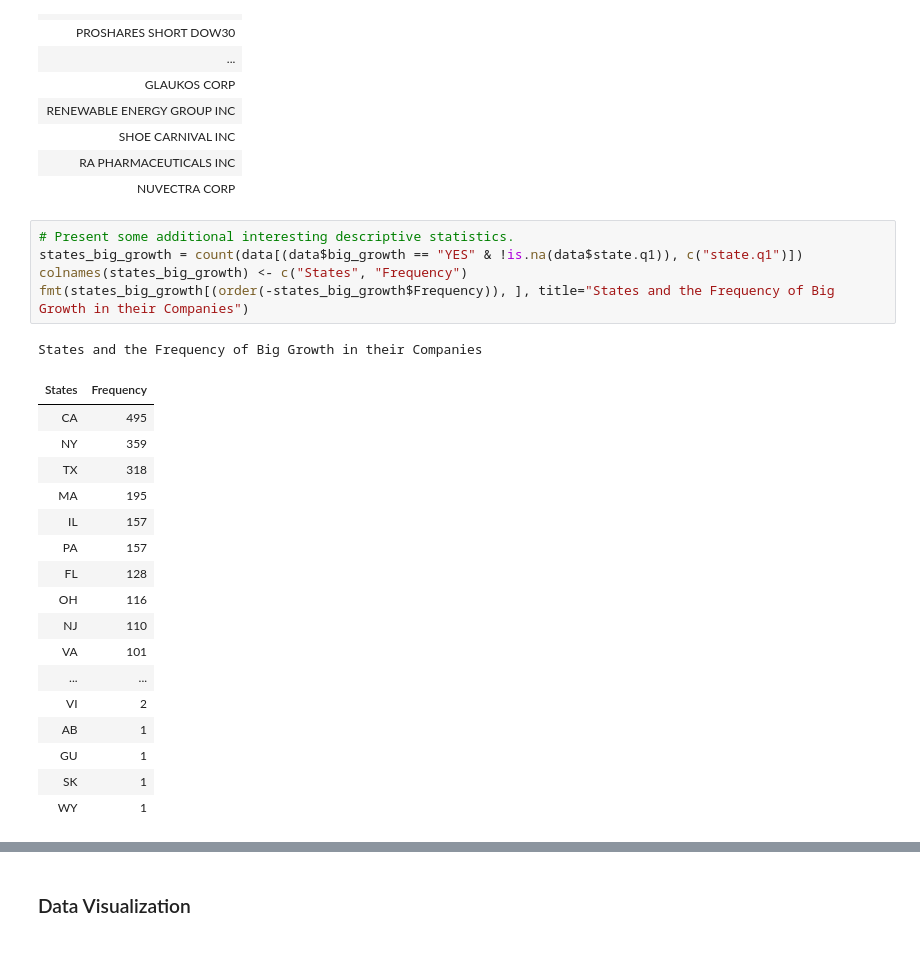
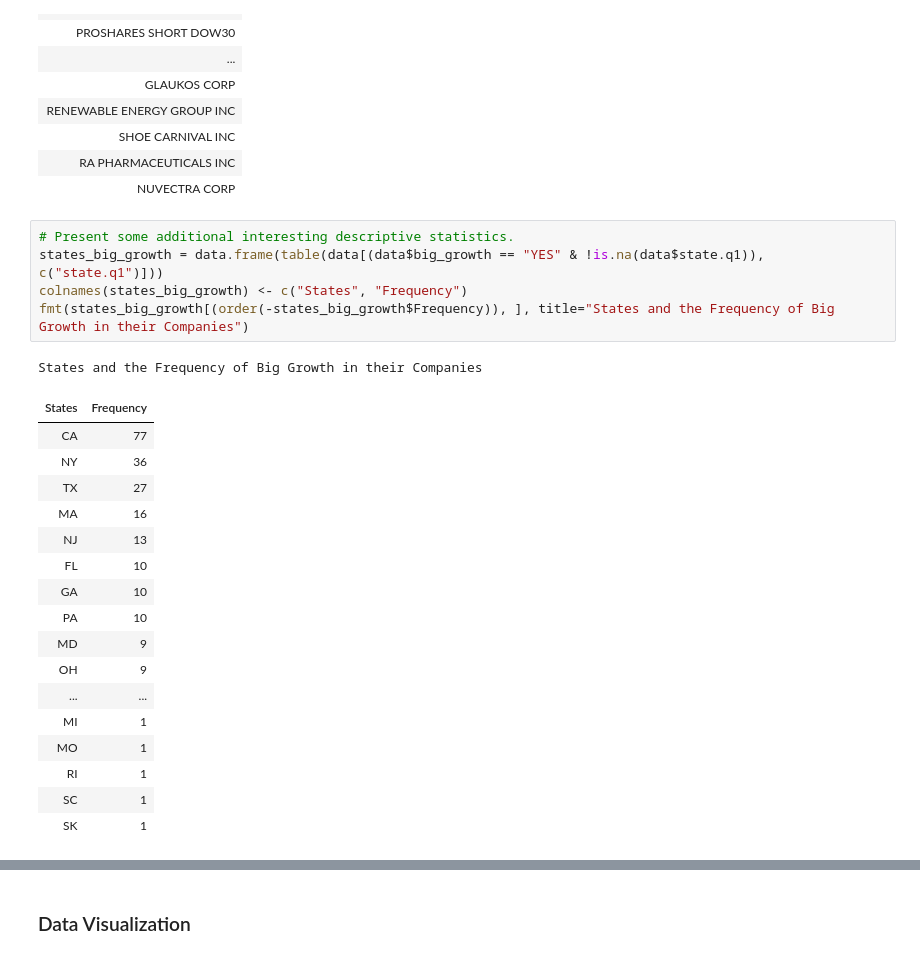
Before and after one commit to micahelinor/Data_Science, a Jupyter notebook: Projects/Advanced Business Analytics/Project A EDA.ipynb, the cells around one changed output, grey strips where cells are left out. Cells and saved outputs as stored; diff of their text form.

```diff
--- a/Projects/Advanced Business Analytics/Project A EDA.ipynb
+++ b/Projects/Advanced Business Analytics/Project A EDA.ipynb
@@ -337,27 +335,27 @@ fmt(top_50, title="Top 50 Big Growth Companies")
 | NUVECTRA CORP |
 # %%
 # Present some additional interesting descriptive statistics.
-states_big_growth = count(data[(data$big_growth == "YES" & !is.na(data$state.q1)), c("state.q1")])
+states_big_growth = data.frame(table(data[(data$big_growth == "YES" & !is.na(data$state.q1)), c("state.q1")]))
 colnames(states_big_growth) <- c("States", "Frequency")
 fmt(states_big_growth[(order(-states_big_growth$Frequency)), ], title="States and the Frequency of Big Growth in their Companies")
 # %% [output]
 States and the Frequency of Big Growth in their Companies
 | States | Frequency |
-| CA | 495 |
-| NY | 359 |
-| TX | 318 |
-| MA | 195 |
-| IL | 157 |
-| PA | 157 |
-| FL | 128 |
-| OH | 116 |
-| NJ | 110 |
-| VA | 101 |
+| CA | 77 |
+| NY | 36 |
+| TX | 27 |
+| MA | 16 |
+| NJ | 13 |
+| FL | 10 |
+| GA | 10 |
+| PA | 10 |
+| MD | 9 |
+| OH | 9 |
 | ... | ... |
-| VI | 2 |
-| AB | 1 |
-| GU | 1 |
+| MI | 1 |
+| MO | 1 |
+| RI | 1 |
+| SC | 1 |
 | SK | 1 |
-| WY | 1 |
 # %%
 # Present some additional interesting descriptive statistics.
```
Also changed, not shown: parts of 3 cells of this notebook.
